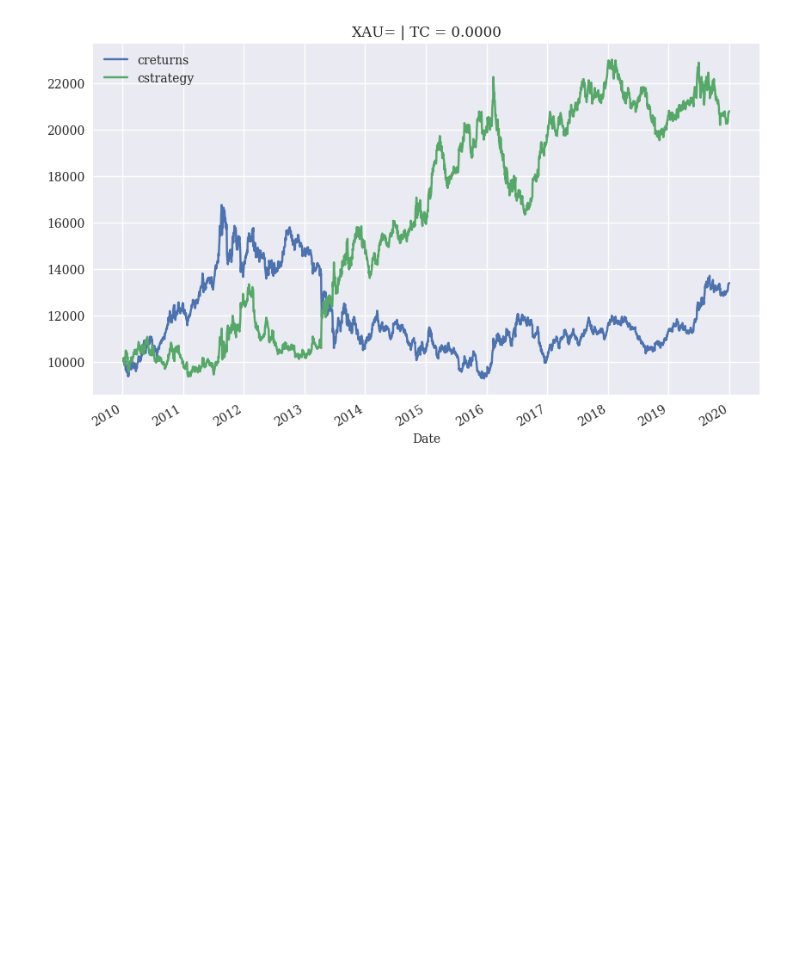
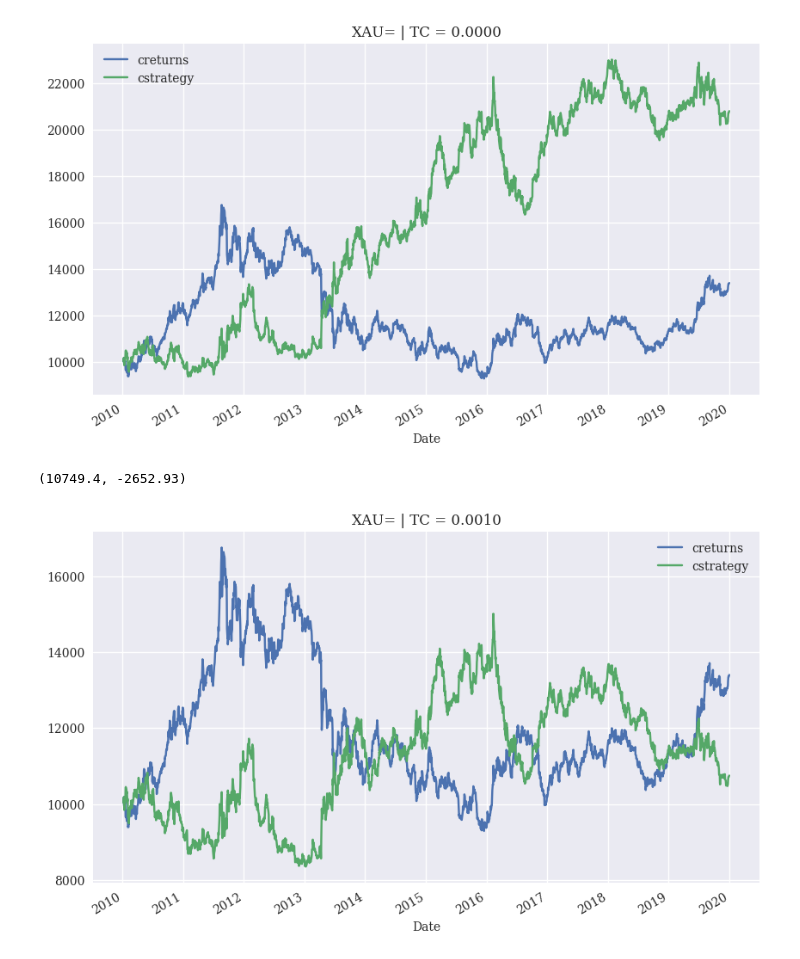
Before and after one commit to mlvhub/quant-learning, a Jupyter notebook: python-for-algorithmic-trading/04-mastering-vectorised-backtesting/04-mastering-vectorised-backtesting.ipynb, the cells around one changed output. Drawn from its saved outputs; the diff is of its cells as text; code cells hidden in the pictures; blank space fills up the shorter version.

```diff
--- a/python-for-algorithmic-trading/04-mastering-vectorised-backtesting/04-mastering-vectorised-backtesting.ipynb
+++ b/python-for-algorithmic-trading/04-mastering-vectorised-backtesting/04-mastering-vectorised-backtesting.ipynb
@@ -429,3 +429,11 @@ mombt.plot_results()
 [figure]
 # %%
 mombt = Mom.MomVectorBacktester('XAU=', '2010-1-1', '2019-12-31', 10000, 0.001)
+# %%
+mombt.run_strategy(momentum=3)
+# %% [output]
+(10749.4, -2652.93)
+# %%
+mombt.plot_results()
+# %% [output]
+[figure, added]
```
